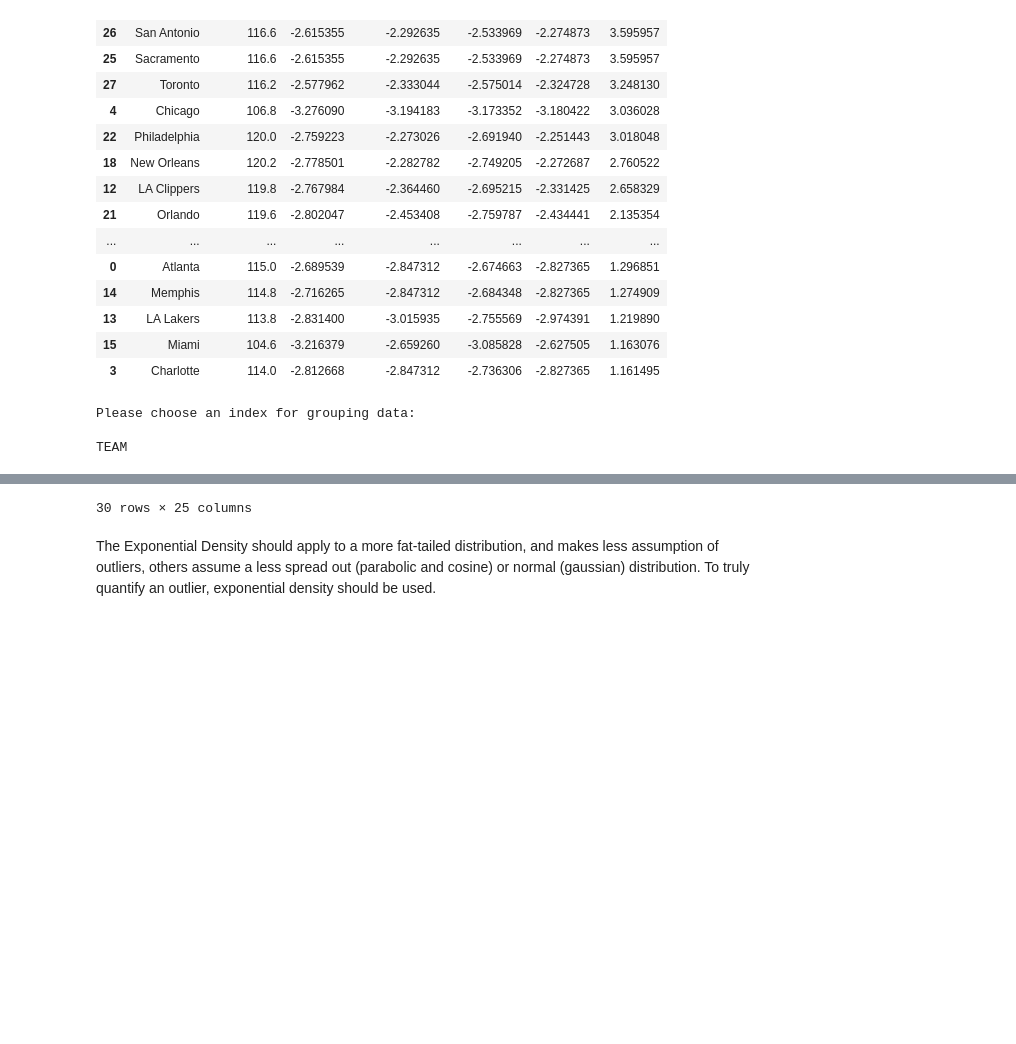
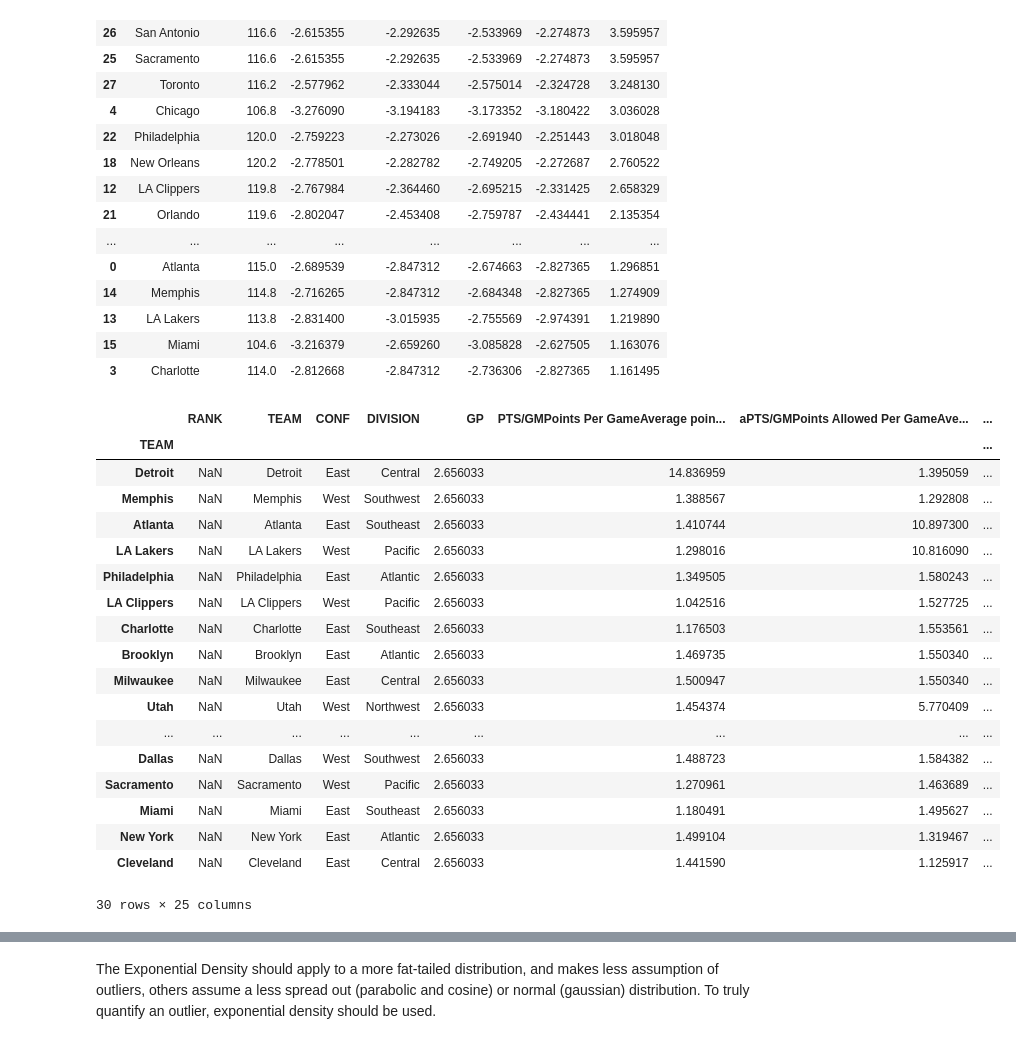
Before and after one commit to gilpasternak35/Likelihood, a Jupyter notebook: likelihood-public.ipynb, the cells around one changed output, grey strips where cells are left out. Cells and saved outputs as stored; diff of their text form; code cells hidden in the pictures; blank space fills up the shorter version.

```diff
--- a/likelihood-public.ipynb
+++ b/likelihood-public.ipynb
@@ -546,25 +546,45 @@ kernelEstimation
 | 15 | Miami | 104.6 | -3.216379 | -2.659260 | -3.085828 | -2.627505 | 1.163076 |
 | 3 | Charlotte | 114.0 | -2.812668 | -2.847312 | -2.736306 | -2.827365 | 1.161495 |
 # %%
-def surprise_Table(Table):
-    print("Please choose an index for grouping data:\n")
+# A grouping of the entire kernel estimation process
+def surprise_Table(Table, index = "TEAM"):
     temp = pcaPrep(Table)
-    index = Table.get(input())
+    if(isinstance(index, str)):
+        index = Table.get(index)
     sum_surprise  = pd.Series(np.zeros(Table.shape[0]))
     for col in temp.columns:
         stat = temp.get(col)
         KernelTable = kernelEstimator(index, stat)
         KernelTable = surprise_estimator(KernelTable)
         Table[col] = KernelTable.get("Surprise")
         sum_surprise+=Table[col]
     sum_surprise = sum_surprise.array
-    Table = Table.set_index(index)
+    if(not isinstance(index, str)):
+        Table = Table.set_index(index)
     Table = Table.assign(mean_surprise = np.round(sum_surprise/Table.shape[1],2))
+    # Sorting table for easier visualization
+    Table = Table.sort_values(by = "mean_surprise", ascending  = False)
     return Table
 modTable = first_table
-surpriseTable = surprise_Table(first_table).sort_values(by = "mean_surprise", ascending  = False)
+surpriseTable = surprise_Table(first_table)
 surpriseTable
 # %% [output]
+|  | RANK | TEAM | CONF | DIVISION | GP | PTS/GMPoints Per GameAverage poin... | aPTS/GMPoints Allowed Per GameAve... | ... |
+| TEAM |  |  |  |  |  |  |  | ... |
+| Detroit | NaN | Detroit | East | Central | 2.656033 | 14.836959 | 1.395059 | ... |
+| Memphis | NaN | Memphis | West | Southwest | 2.656033 | 1.388567 | 1.292808 | ... |
+| Atlanta | NaN | Atlanta | East | Southeast | 2.656033 | 1.410744 | 10.897300 | ... |
+| LA Lakers | NaN | LA Lakers | West | Pacific | 2.656033 | 1.298016 | 10.816090 | ... |
+| Philadelphia | NaN | Philadelphia | East | Atlantic | 2.656033 | 1.349505 | 1.580243 | ... |
+| LA Clippers | NaN | LA Clippers | West | Pacific | 2.656033 | 1.042516 | 1.527725 | ... |
+| Charlotte | NaN | Charlotte | East | Southeast | 2.656033 | 1.176503 | 1.553561 | ... |
+| Brooklyn | NaN | Brooklyn | East | Atlantic | 2.656033 | 1.469735 | 1.550340 | ... |
+| Milwaukee | NaN | Milwaukee | East | Central | 2.656033 | 1.500947 | 1.550340 | ... |
+| Utah | NaN | Utah | West | Northwest | 2.656033 | 1.454374 | 5.770409 | ... |
+| ... | ... | ... | ... | ... | ... | ... | ... | ... |
+| Dallas | NaN | Dallas | West | Southwest | 2.656033 | 1.488723 | 1.584382 | ... |
+| Sacramento | NaN | Sacramento | West | Pacific | 2.656033 | 1.270961 | 1.463689 | ... |
+| Miami | NaN | Miami | East | Southeast | 2.656033 | 1.180491 | 1.495627 | ... |
+| New York | NaN | New York | East | Atlantic | 2.656033 | 1.499104 | 1.319467 | ... |
+| Cleveland | NaN | Cleveland | East | Central | 2.656033 | 1.441590 | 1.125917 | ... |
-Please choose an index for grouping data:
-
-TEAM
+30 rows × 25 columns
@@ -589,4 +591,3 @@ TEAM
-30 rows × 25 columns
 # %% [markdown]
 The Exponential Density should apply to a more fat-tailed distribution, and makes less assumption of outliers, others assume a less spread out (parabolic and cosine) or normal (gaussian) distribution. To truly quantify an outlier, exponential density should be used.
 # %% [markdown]
```
Also changed, not shown: parts of 10 cells of this notebook.
